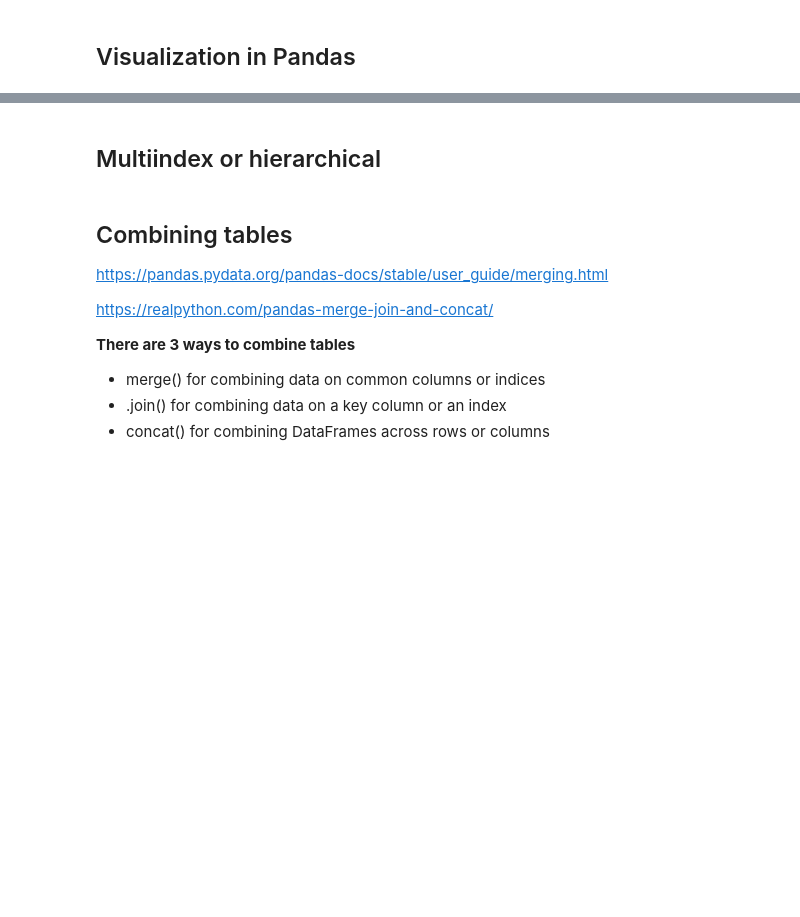
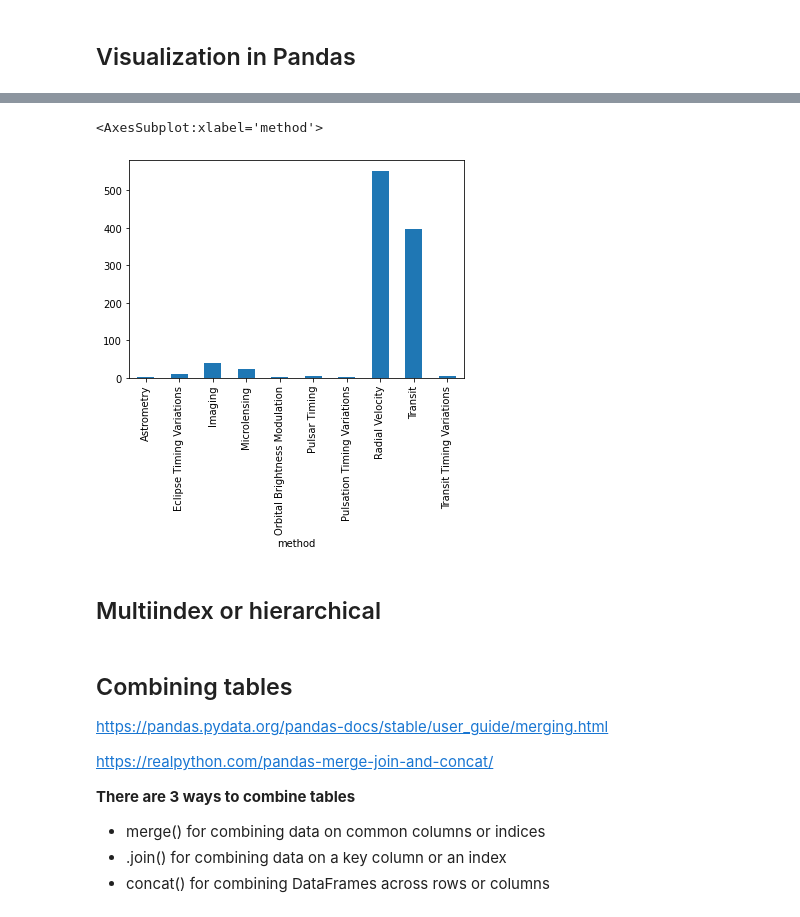
Before and after one commit to DzygaSkoryk/astronomy_python, a Jupyter notebook: Pandas/Pandas_Part2.ipynb, the cells around one changed output, grey strips where cells are left out. Cells and saved outputs as stored; diff of their text form; code cells hidden in the pictures; blank space fills up the shorter version.

```diff
--- a/Pandas/Pandas_Part2.ipynb
+++ b/Pandas/Pandas_Part2.ipynb
@@ -470,5 +677,8 @@ planets
 # %%
-planets.groupby('method').count()#['number'].plot.bar()
+planets.groupby('method').count()['number'].plot.bar()
+# %% [output]
+<AxesSubplot:xlabel='method'>
+[figure, added]
 # %%
 # # additional
 # import matplotlib.pyplot as plt
```
Also changed, not shown: parts of 29 cells of this notebook, 1 other file.
